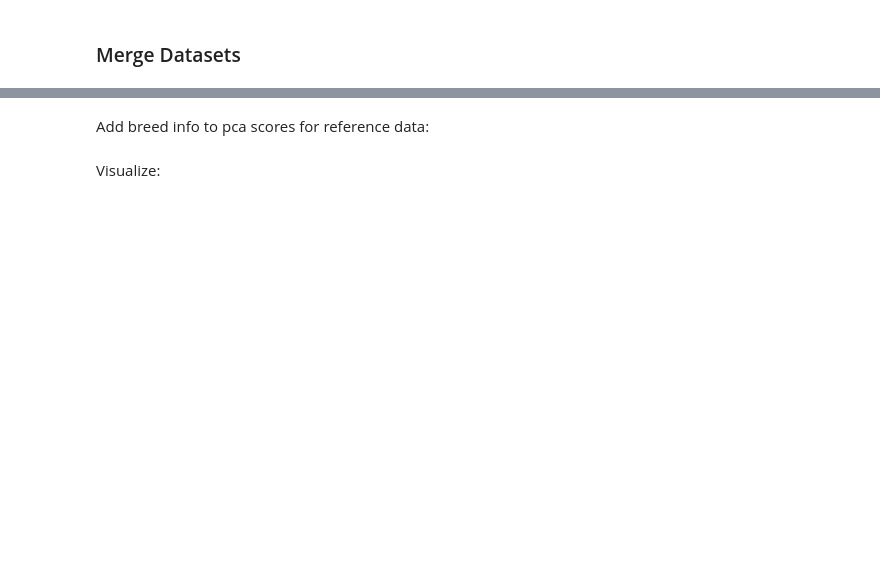
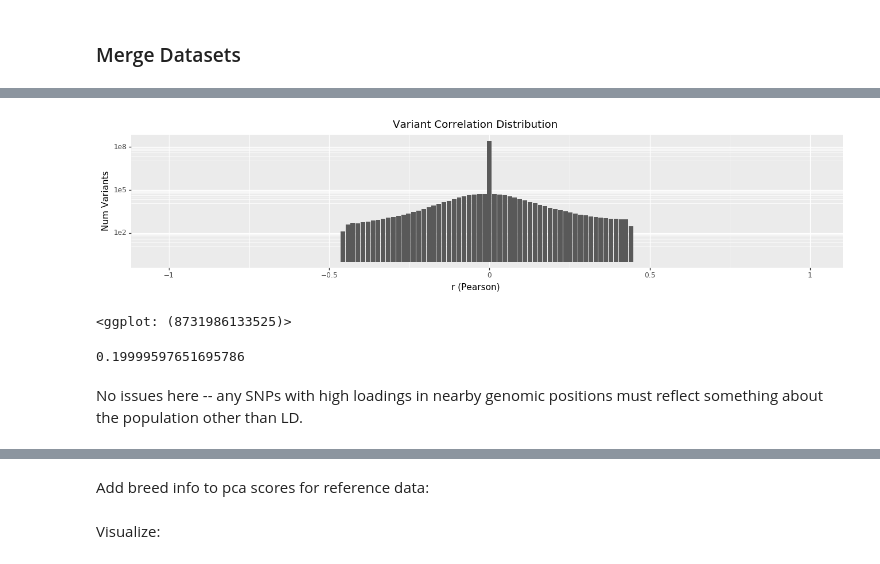
Before and after one commit to related-sciences/gwas-analysis, a Jupyter notebook: notebooks/organism/canine/cg-hail-04.ipynb, the cells around one changed output, grey strips where cells are left out. Drawn from its saved outputs; the diff is of its cells as text; code cells hidden in the pictures; blank space fills up the shorter version.

```diff
--- a/notebooks/organism/canine/cg-hail-04.ipynb
+++ b/notebooks/organism/canine/cg-hail-04.ipynb
@@ -173,0 +166,9 @@ TODO: Should this be used to remove SNPs with high loadings? There are a few tha
+# %%
+def get_ld_matrix(mt, bp_window_size=1000000):
+    bm = hl.ld_matrix(mt.GT.n_alt_alleles(), mt.locus, radius=bp_window_size)
+    bm = bm.sparsify_triangle()
+    return bm
+ld = get_ld_matrix(mt.filter_cols(mt.source=='ref')).entries()
+ld = ld.filter(ld.i != ld.j)
+hist = ld.aggregate(hl.agg.hist(ld.entry, -1.01, 1.01, 128))
+ld.describe()
@@ -173,0 +191,23 @@ TODO: Should this be used to remove SNPs with high loadings? There are a few tha
+# %%
+(
+    pn.ggplot(
+        pd.DataFrame(dict(x=hist.bin_edges[:-1], y=hist.bin_freq))
+        .assign(y=lambda df: df['y'] + 1),
+        pn.aes(x='x', y='y')
+    ) +
+    pn.geom_bar(stat='identity') +
+    pn.scale_y_log10() +
+    pn.labs(x='r (Pearson)', y='Num Variants', title='Variant Correlation Distribution') +
+    pn.theme(figure_size=(16, 3))
+)
+# %% [output]
+[figure, added]
+<ggplot: (8731986133525)>
+# %%
+max_r2 = ld.aggregate(hl.agg.max(ld.entry)**2)
+assert max_r2 <= .2 # This was the ld_prune threshold used
+max_r2
+# %% [output]
+0.19999597651695786
+# %% [markdown]
+No issues here -- any SNPs with high loadings in nearby genomic positions must reflect something about the population other than LD.
```
Also changed, not shown: parts of 42 cells of this notebook, 7 other files.
